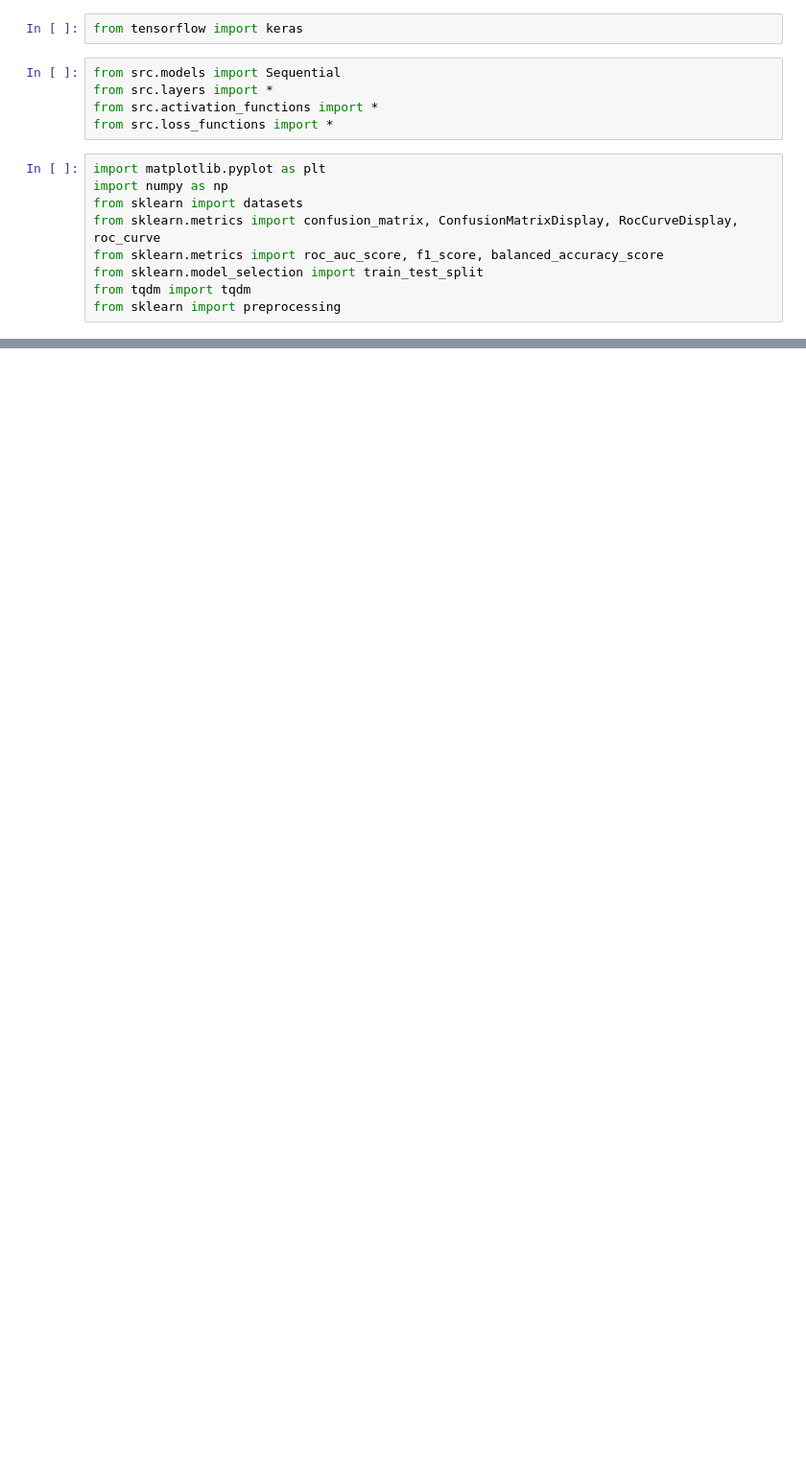
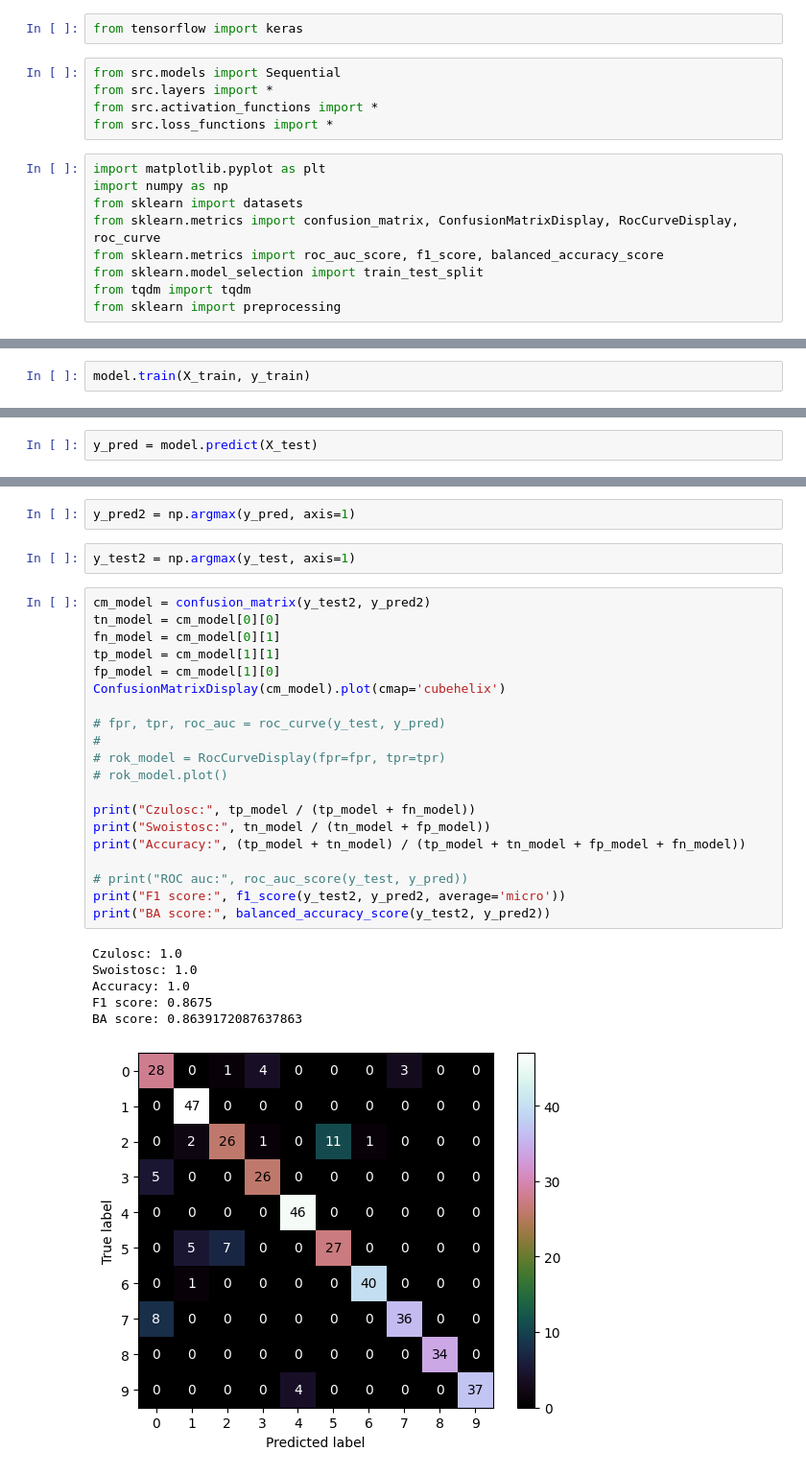
Before and after one commit to jakub-kowalik/neural_network_from_scratch, a Jupyter notebook: networks_tests.ipynb, the cells around one changed output, grey strips where cells are left out. Shown at 96% size. Drawn from its saved outputs; the diff is of its cells as text; blank space fills up the shorter version.

```diff
--- a/networks_tests.ipynb
+++ b/networks_tests.ipynb
@@ -61,0 +70,2 @@ out1.weights
+# %%
+model.train(X_train, y_train)
@@ -61,0 +90,2 @@ out1.weights
+# %%
+y_pred = model.predict(X_test)
@@ -61,0 +106,31 @@ out1.weights
+# %%
+y_pred2 = np.argmax(y_pred, axis=1)
+# %%
+y_test2 = np.argmax(y_test, axis=1)
+# %%
+cm_model = confusion_matrix(y_test2, y_pred2)
+tn_model = cm_model[0][0]
+fn_model = cm_model[0][1]
+tp_model = cm_model[1][1]
+fp_model = cm_model[1][0]
+ConfusionMatrixDisplay(cm_model).plot(cmap='cubehelix')
+
+# fpr, tpr, roc_auc = roc_curve(y_test, y_pred)
+#
+# rok_model = RocCurveDisplay(fpr=fpr, tpr=tpr)
+# rok_model.plot()
+
+print("Czulosc:", tp_model / (tp_model + fn_model))
+print("Swoistosc:", tn_model / (tn_model + fp_model))
+print("Accuracy:", (tp_model + tn_model) / (tp_model + tn_model + fp_model + fn_model))
+
+# print("ROC auc:", roc_auc_score(y_test, y_pred))
+print("F1 score:", f1_score(y_test2, y_pred2, average='micro'))
+print("BA score:", balanced_accuracy_score(y_test2, y_pred2))
+# %% [output]
+Czulosc: 1.0
+Swoistosc: 1.0
+Accuracy: 1.0
+F1 score: 0.8675
+BA score: 0.8639172087637863
+[figure, added]
```
Also changed, not shown: parts of 19 cells of this notebook, 5 other files.
